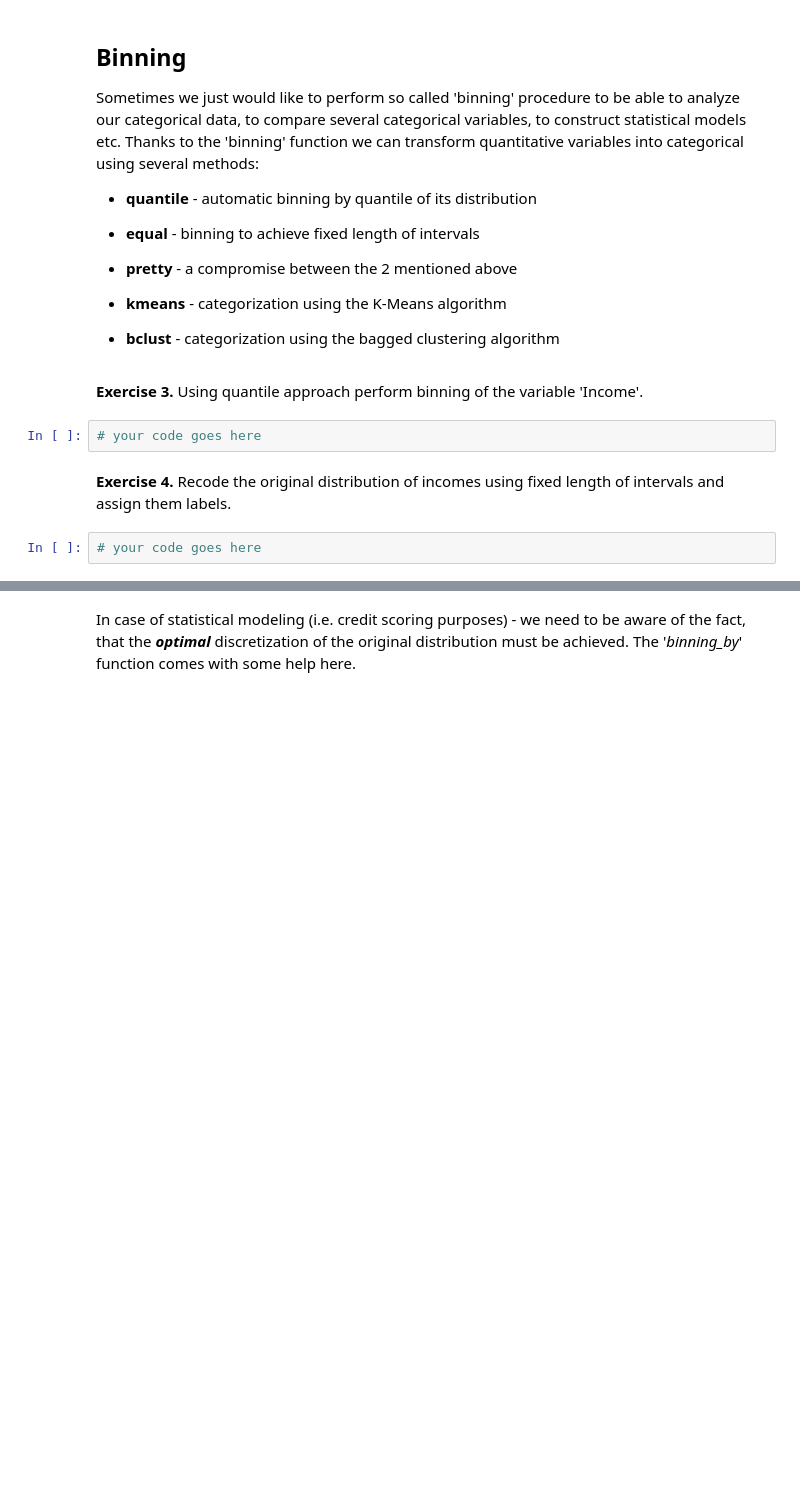
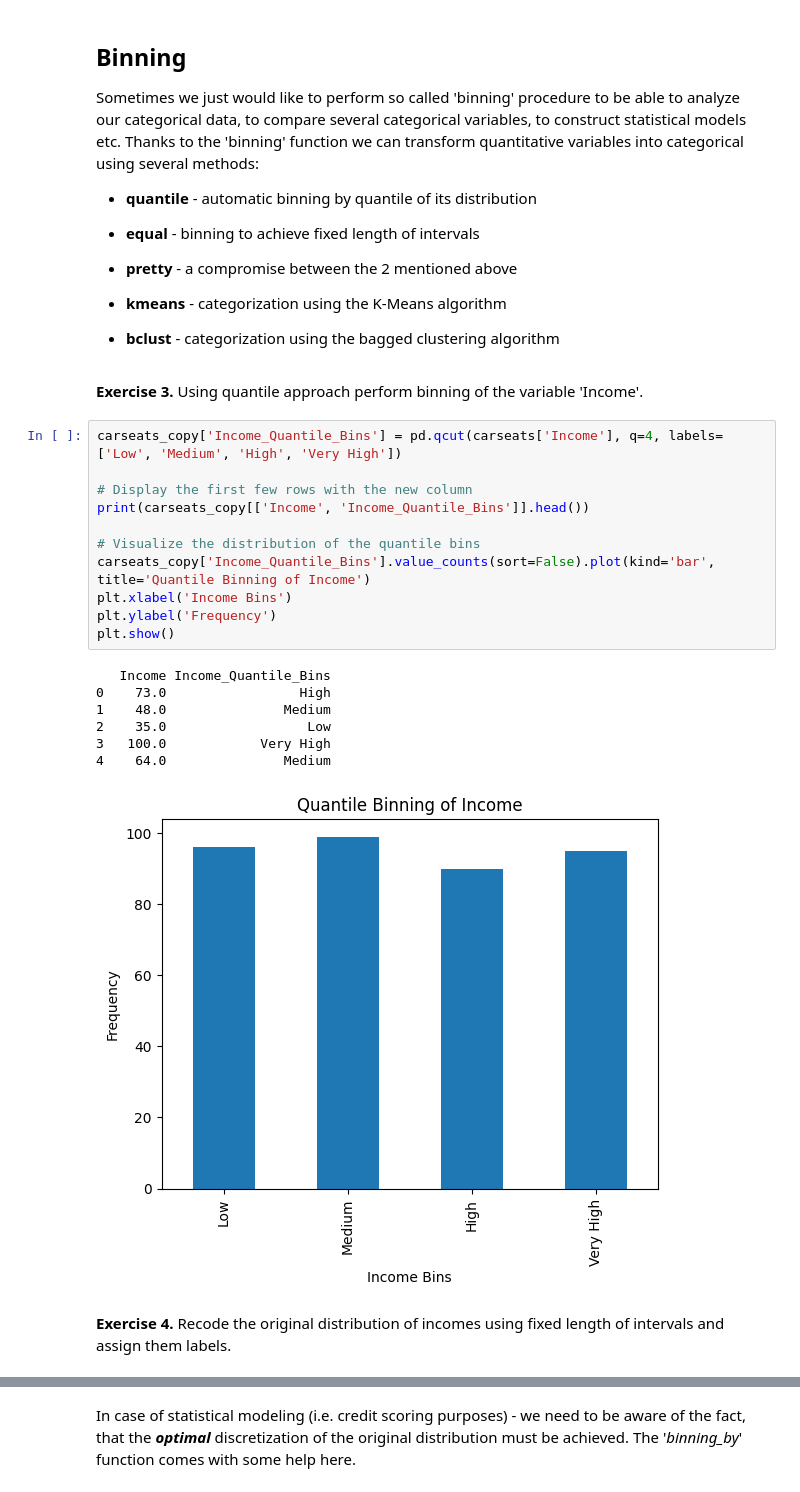
Before and after one commit to PawelNecel05/ds2025, a Jupyter notebook: Exercise 4.ipynb, the cells around one changed output, grey strips where cells are left out. Saved outputs shown, nothing was run; the diff lists cells and outputs as text; blank space fills up the shorter version.

```diff
--- a/Exercise 4.ipynb
+++ b/Exercise 4.ipynb
@@ -488,9 +589,24 @@ Sometimes we just would like to perform so called 'binning' procedure to be able
 -   **bclust** - categorization using the bagged clustering algorithm
 # %% [markdown]
 **Exercise 3.** Using quantile approach perform binning of the variable 'Income'.
-# %%
-# your code goes here
+# %%
+carseats_copy['Income_Quantile_Bins'] = pd.qcut(carseats['Income'], q=4, labels=['Low', 'Medium', 'High', 'Very High'])
+
+# Display the first few rows with the new column
+print(carseats_copy[['Income', 'Income_Quantile_Bins']].head())
+
+# Visualize the distribution of the quantile bins
+carseats_copy['Income_Quantile_Bins'].value_counts(sort=False).plot(kind='bar', title='Quantile Binning of Income')
+plt.xlabel('Income Bins')
+plt.ylabel('Frequency')
+plt.show()
+# %% [output]
+   Income Income_Quantile_Bins
+0    73.0                 High
+1    48.0               Medium
+2    35.0                  Low
+3   100.0            Very High
+4    64.0               Medium
+[figure, added]
 # %% [markdown]
 **Exercise 4.** Recode the original distribution of incomes using fixed length of intervals and assign them labels.
-# %%
-# your code goes here
```
Also changed, not shown: parts of 6 cells of this notebook.
